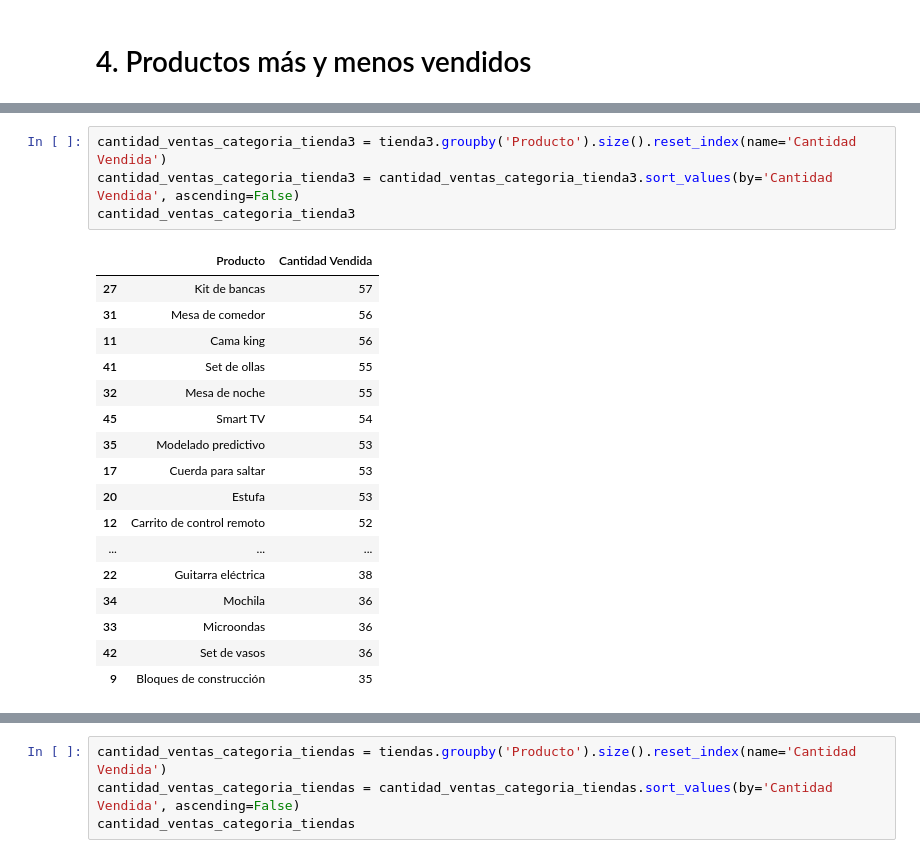
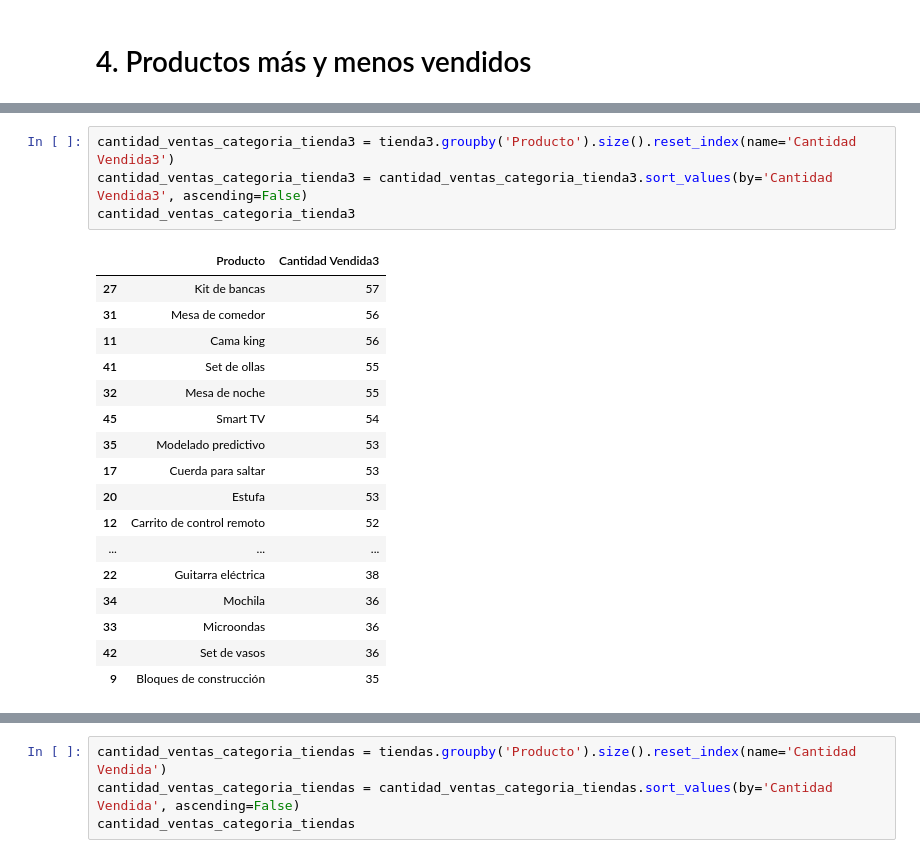
Before and after one commit to Yovan05/alura-store-latam, a Jupyter notebook: AluraStoreLatam.ipynb, the cells around one changed output, grey strips where cells are left out. Cells and saved outputs as stored; diff of their text form.

```diff
--- a/AluraStoreLatam.ipynb
+++ b/AluraStoreLatam.ipynb
@@ -616,11 +618,11 @@ cantidad_ventas_categoria_tienda2
 | 31 | Mesa de comedor | 34 |
 | 26 | Juego de mesa | 32 |
 # %%
-cantidad_ventas_categoria_tienda3 = tienda3.groupby('Producto').size().reset_index(name='Cantidad Vendida')
-cantidad_ventas_categoria_tienda3 = cantidad_ventas_categoria_tienda3.sort_values(by='Cantidad Vendida', ascending=False)
+cantidad_ventas_categoria_tienda3 = tienda3.groupby('Producto').size().reset_index(name='Cantidad Vendida3')
+cantidad_ventas_categoria_tienda3 = cantidad_ventas_categoria_tienda3.sort_values(by='Cantidad Vendida3', ascending=False)
 cantidad_ventas_categoria_tienda3
 # %% [output]
-|  | Producto | Cantidad Vendida |
+|  | Producto | Cantidad Vendida3 |
 | 27 | Kit de bancas | 57 |
 | 31 | Mesa de comedor | 56 |
 | 11 | Cama king | 56 |
```
Also changed, not shown: parts of 24 cells of this notebook.
